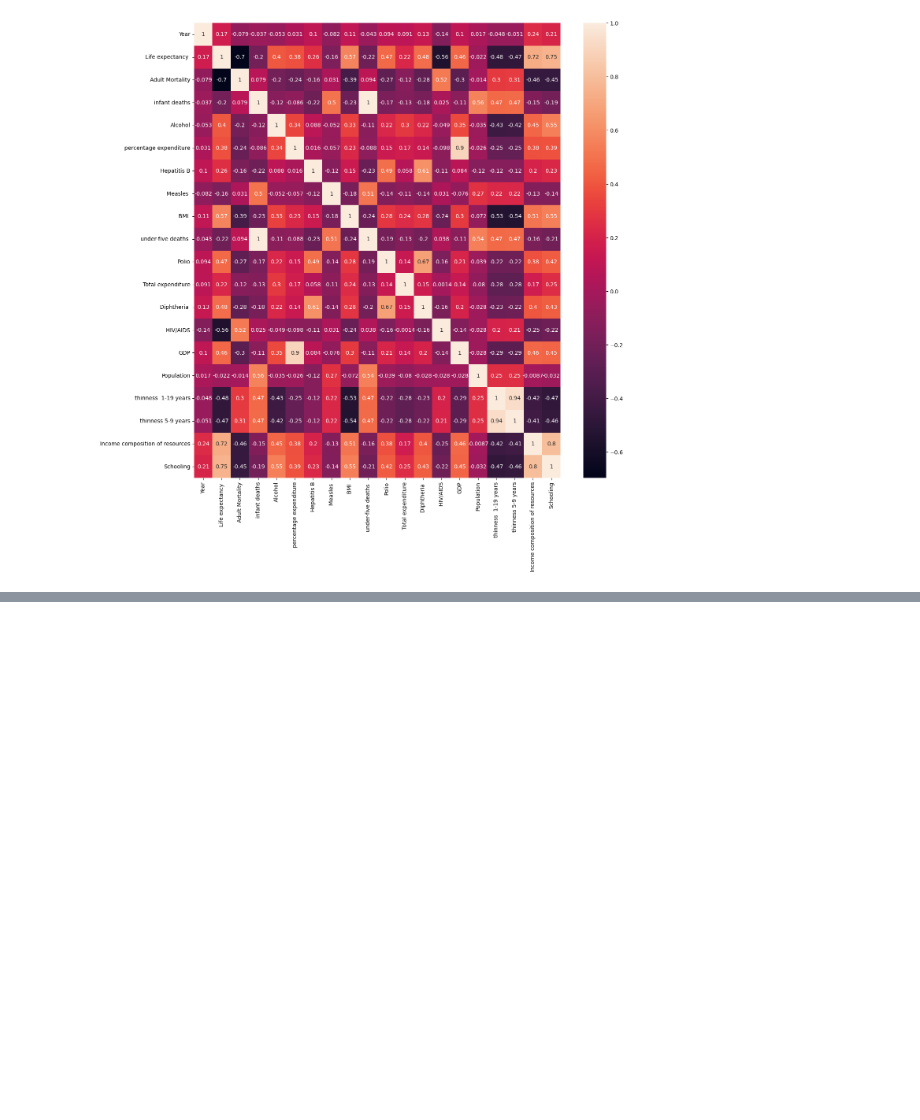
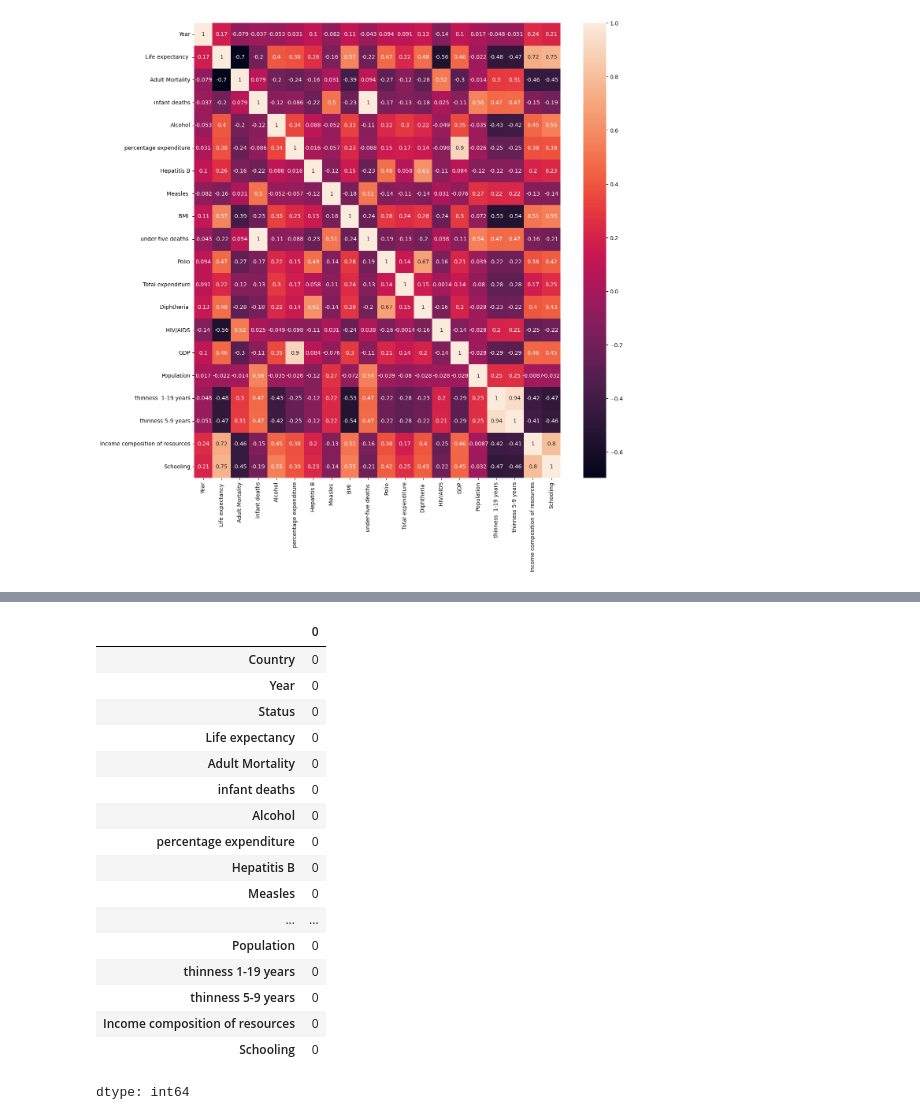
Before and after one commit to Akshithkumarreddy/Python_PGM, a Jupyter notebook: #037 data_prepros_complete.ipynb, the cells around one changed output, grey strips where cells are left out. Cells and saved outputs as stored; diff of their text form; code cells hidden in the pictures; blank space fills up the shorter version.

```diff
--- a/#037 data_prepros_complete.ipynb
+++ b/#037 data_prepros_complete.ipynb
@@ -308,0 +359,27 @@ sns.heatmap(life_df.select_dtypes(include='number').corr(),annot=True)
+# %%
+from sklearn.impute import KNNImputer
+impute = KNNImputer()
+# %%
+for i in life_df.select_dtypes(include='number').columns:
+  life_df[i] = impute.fit_transform(life_df[[i]])
+# %%
+life_df.isnull().sum()
+# %% [output]
+|  | 0 |
+| Country | 0 |
+| Year | 0 |
+| Status | 0 |
+| Life expectancy | 0 |
+| Adult Mortality | 0 |
+| infant deaths | 0 |
+| Alcohol | 0 |
+| percentage expenditure | 0 |
+| Hepatitis B | 0 |
+| Measles | 0 |
+| ... | ... |
+| Population | 0 |
+| thinness 1-19 years | 0 |
+| thinness 5-9 years | 0 |
+| Income composition of resources | 0 |
+| Schooling | 0 |
+dtype: int64
```
Also changed, not shown: parts of 6 cells of this notebook.
